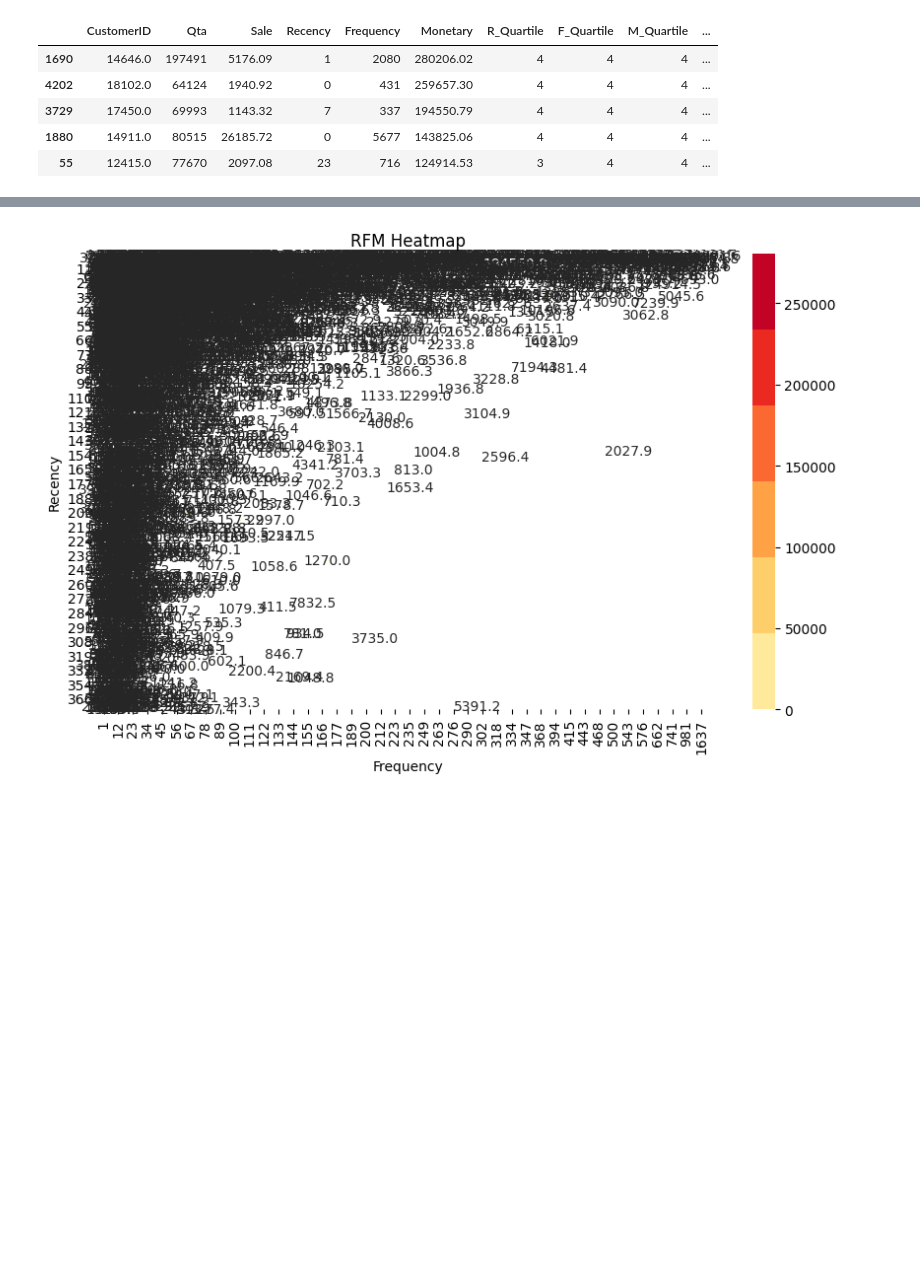
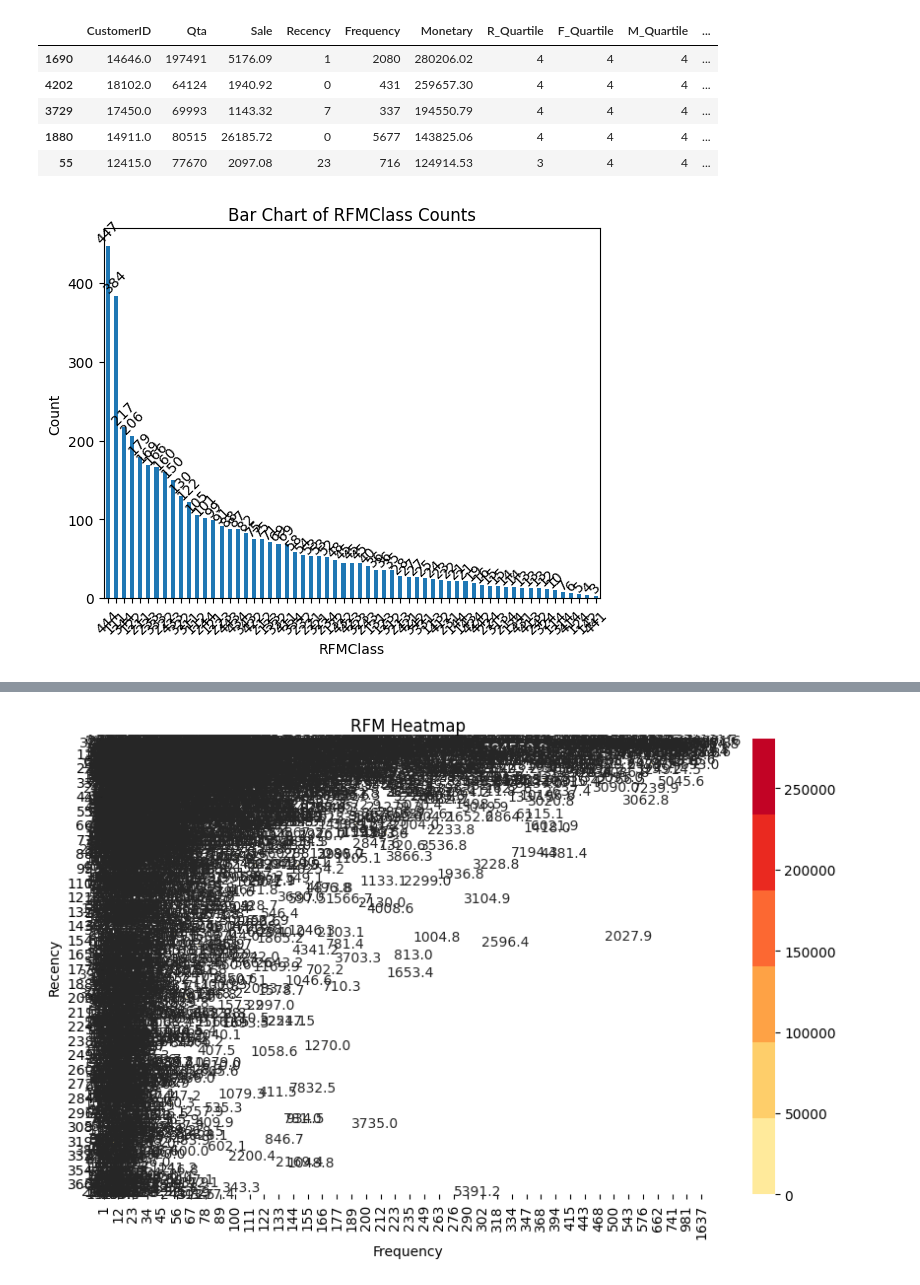
Before and after one commit to pspanji/BA--BI--DS, a Jupyter notebook: RFM_Analysis.ipynb, the cells around one changed output, grey strips where cells are left out. Saved outputs shown, nothing was run; the diff lists cells and outputs as text; code cells hidden in the pictures; blank space fills up the shorter version.

```diff
--- a/RFM_Analysis.ipynb
+++ b/RFM_Analysis.ipynb
@@ -610,3 +610,17 @@ RFM_Segment[RFM_Segment['F_Quartile'] >= 3 ].sort_values('Monetary', ascending=F
 | 3729 | 17450.0 | 69993 | 1143.32 | 7 | 337 | 194550.79 | 4 | 4 | 4 | ... |
 | 1880 | 14911.0 | 80515 | 26185.72 | 0 | 5677 | 143825.06 | 4 | 4 | 4 | ... |
 | 55 | 12415.0 | 77670 | 2097.08 | 23 | 716 | 124914.53 | 3 | 4 | 4 | ... |
+# %%
+value_counts = RFM_Segment['RFMClass'].value_counts()
+value_counts
+ax = value_counts.plot(kind='bar')
+plt.xlabel('RFMClass')
+plt.ylabel('Count')
+plt.title('Bar Chart of RFMClass Counts')
+plt.xticks(rotation=45)
+plt.title('Bar Chart of RFMClass Counts')
+for i, count in enumerate(value_counts):
+    ax.text(i, count, str(count), ha='center', va='bottom',rotation=45)
+plt.show()
+# %% [output]
+[figure, added]
```
Also changed, not shown: parts of 6 cells of this notebook.
